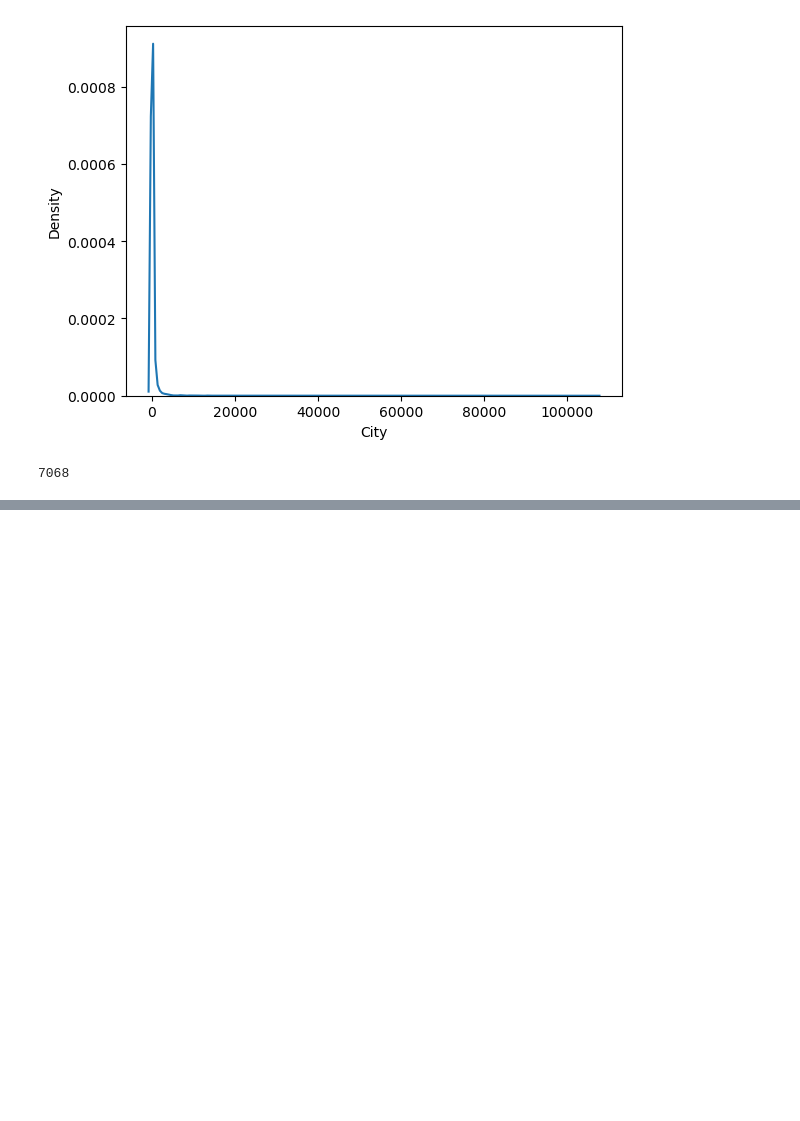
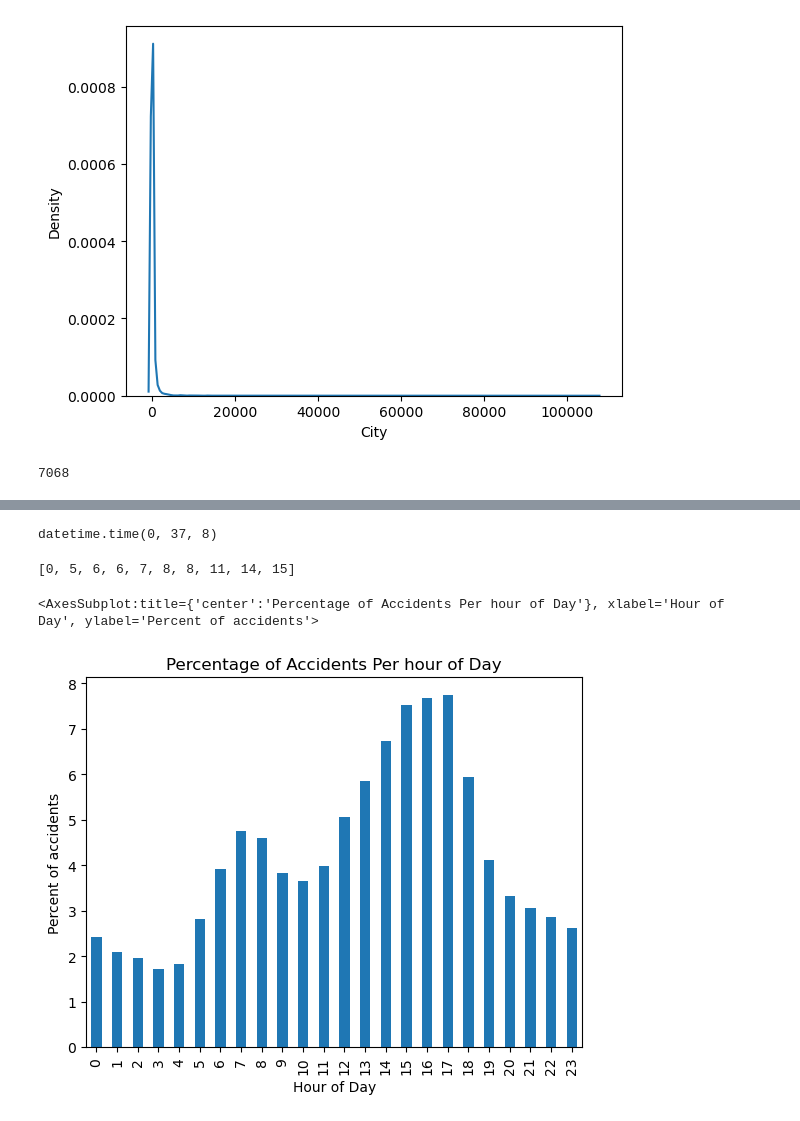
Before and after one commit to rajatmann/USA-Accident-Analysis, a Jupyter notebook: US Accidents Analysis.ipynb, the cells around one changed output, grey strips where cells are left out. Drawn from its saved outputs; the diff is of its cells as text; code cells hidden in the pictures; blank space fills up the shorter version.

```diff
--- a/US Accidents Analysis.ipynb
+++ b/US Accidents Analysis.ipynb
@@ -280,0 +335,2 @@ df['Sunrise_Sunset'].value_counts().plot(kind = 'bar', title = 'Day vs Night Acc
+# %%
+df.Start_Time = pd.to_datetime(df.Start_Time)
@@ -280,0 +341,19 @@ df['Sunrise_Sunset'].value_counts().plot(kind = 'bar', title = 'Day vs Night Acc
+# %%
+df.Start_Time[0].time()
+# %% [output]
+datetime.time(0, 37, 8)
+# %%
+# Extracting hours from df.Start_Time
+Times = []
+for i in df.Start_Time:
+    Times.append(i.hour)
+Times[:10]
+# %% [output]
+[0, 5, 6, 6, 7, 8, 8, 11, 14, 15]
+# %%
+Percent_Times = (pd.value_counts(Times)/len(Times))*100 #Number of Accidents around diffrent hours of day.
+# %%
+Percent_Times.sort_index().plot(kind = 'bar', xlabel = "Hour of Day", ylabel = 'Percent of accidents', title = "Percentage of Accidents Per hour of Day")
+# %% [output]
+<AxesSubplot:title={'center':'Percentage of Accidents Per hour of Day'}, xlabel='Hour of Day', ylabel='Percent of accidents'>
+[figure, added]
```
Also changed, not shown: parts of 31 cells of this notebook.
